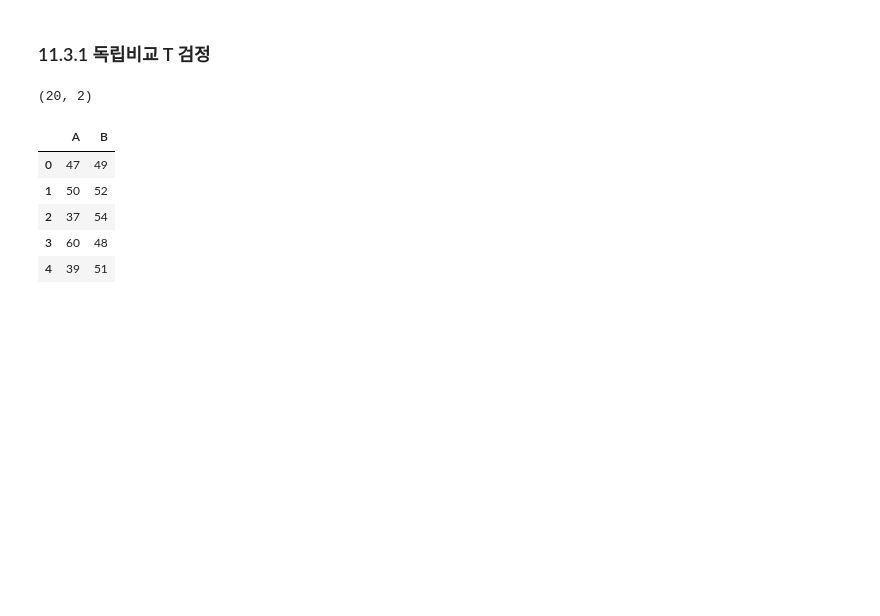
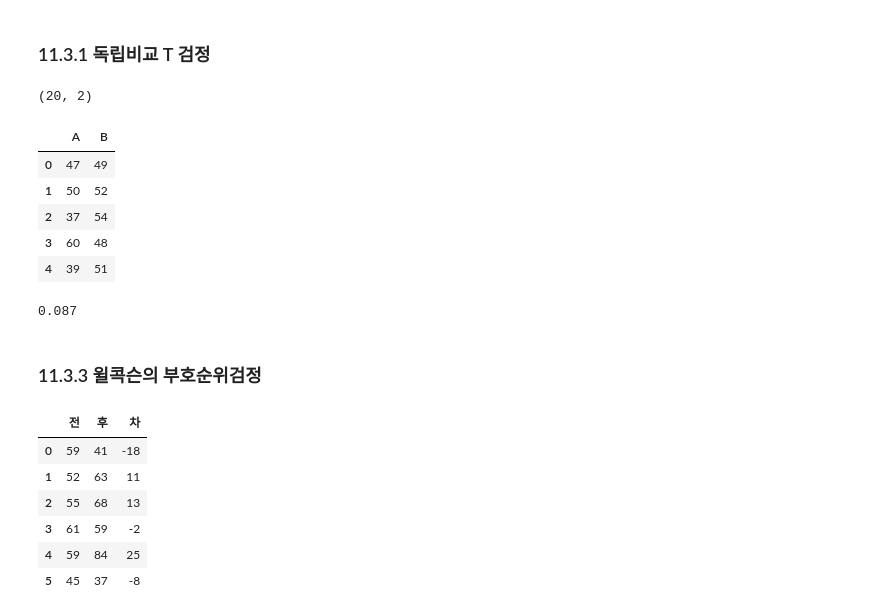
Before and after one commit to yunions/Statistics, a Jupyter notebook: Chap11_통계적_가설검정.ipynb, the cells around one changed output. Cells and saved outputs as stored; diff of their text form; code cells hidden in the pictures; blank space fills up the shorter version.

```diff
--- a/Chap11_통계적_가설검정.ipynb
+++ b/Chap11_통계적_가설검정.ipynb
@@ -294,3 +301,21 @@ training_ind.head()
 | 2 | 37 | 54 |
 | 3 | 60 | 48 |
 | 4 | 39 | 51 |
+# %%
+t, p = stats.ttest_ind(training_ind['A'], training_ind['B'],equal_var=False)
+p
+# %% [output]
+0.087
+# %% [markdown]
+### 11.3.3 윌콕슨의 부호순위검정
+# %%
+toy_df = training_rel[:6].copy()
+toy_df
+# %% [output]
+|  | 전 | 후 | 차 |
+| 0 | 59 | 41 | -18 |
+| 1 | 52 | 63 | 11 |
+| 2 | 55 | 68 | 13 |
+| 3 | 61 | 59 | -2 |
+| 4 | 59 | 84 | 25 |
+| 5 | 45 | 37 | -8 |
```
Also changed, not shown: parts of 29 cells of this notebook.
